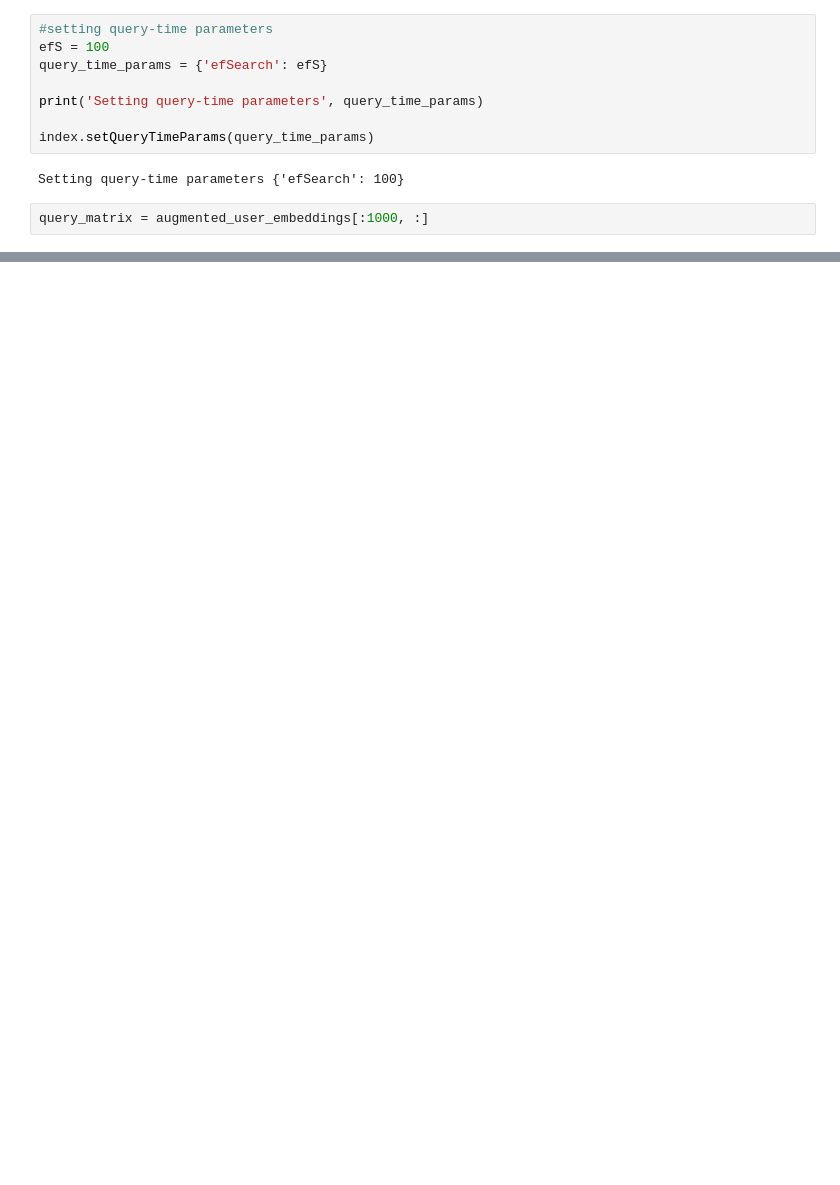
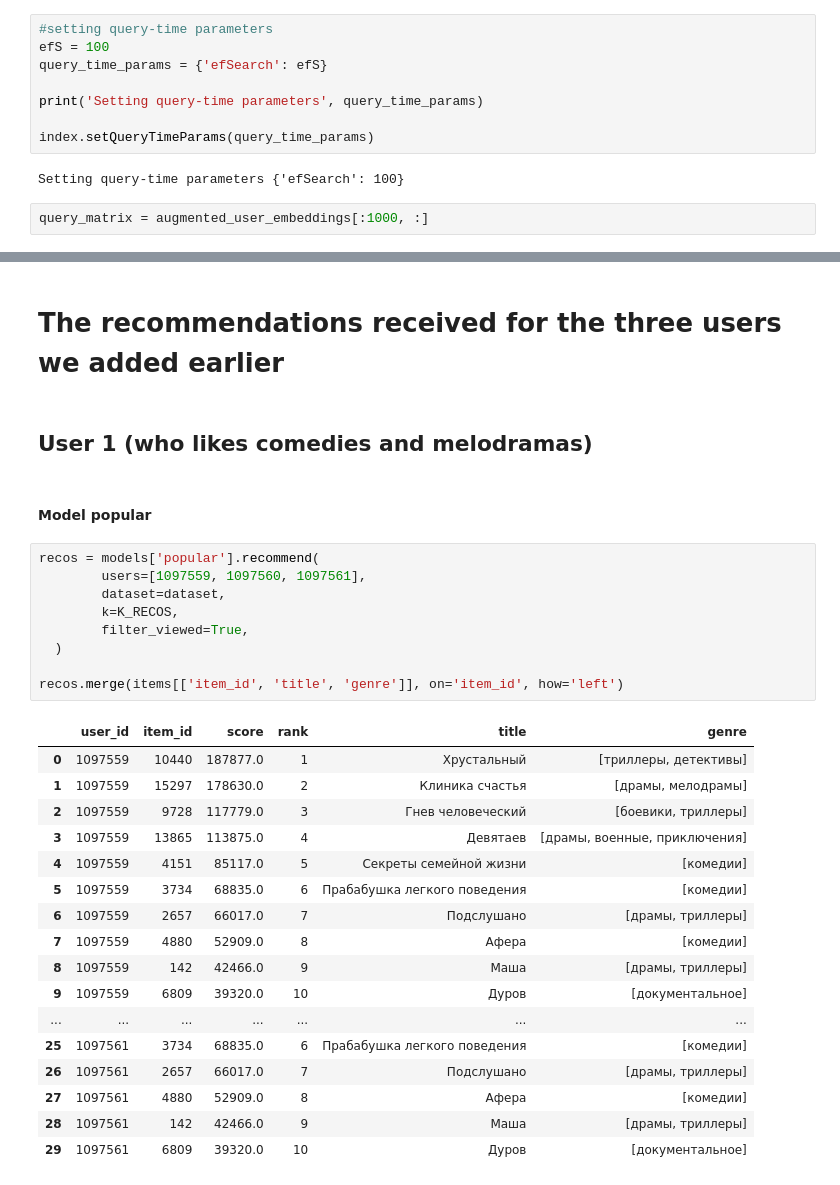
Before and after one commit to YUNGC0DE/RecoServiceTeam30, a Jupyter notebook: Notebooks/hw4/hw4.ipynb, the cells around one changed output, grey strips where cells are left out. Cells and saved outputs as stored; diff of their text form; blank space fills up the shorter version.

Commit message:
add 3 new users

```diff
--- a/Notebooks/hw4/hw4.ipynb
+++ b/Notebooks/hw4/hw4.ipynb
@@ -601 +728,34 @@ nbrs[0]
        dtype=float32))
+# %% [markdown]
+# The recommendations received for the three users we added earlier
+# %% [markdown]
+## User 1 (who likes comedies and melodramas)
+# %% [markdown]
+#### Model popular
+# %%
+recos = models['popular'].recommend(
+        users=[1097559, 1097560, 1097561],
+        dataset=dataset,
+        k=K_RECOS,
+        filter_viewed=True,
+  )
+
+recos.merge(items[['item_id', 'title', 'genre']], on='item_id', how='left')
+# %% [output]
+|  | user_id | item_id | score | rank | title | genre |
+| 0 | 1097559 | 10440 | 187877.0 | 1 | Хрустальный | [триллеры, детективы] |
+| 1 | 1097559 | 15297 | 178630.0 | 2 | Клиника счастья | [драмы, мелодрамы] |
+| 2 | 1097559 | 9728 | 117779.0 | 3 | Гнев человеческий | [боевики, триллеры] |
+| 3 | 1097559 | 13865 | 113875.0 | 4 | Девятаев | [драмы, военные, приключения] |
+| 4 | 1097559 | 4151 | 85117.0 | 5 | Секреты семейной жизни | [комедии] |
+| 5 | 1097559 | 3734 | 68835.0 | 6 | Прабабушка легкого поведения | [комедии] |
+| 6 | 1097559 | 2657 | 66017.0 | 7 | Подслушано | [драмы, триллеры] |
+| 7 | 1097559 | 4880 | 52909.0 | 8 | Афера | [комедии] |
+| 8 | 1097559 | 142 | 42466.0 | 9 | Маша | [драмы, триллеры] |
+| 9 | 1097559 | 6809 | 39320.0 | 10 | Дуров | [документальное] |
+| ... | ... | ... | ... | ... | ... | ... |
+| 25 | 1097561 | 3734 | 68835.0 | 6 | Прабабушка легкого поведения | [комедии] |
+| 26 | 1097561 | 2657 | 66017.0 | 7 | Подслушано | [драмы, триллеры] |
+| 27 | 1097561 | 4880 | 52909.0 | 8 | Афера | [комедии] |
+| 28 | 1097561 | 142 | 42466.0 | 9 | Маша | [драмы, триллеры] |
+| 29 | 1097561 | 6809 | 39320.0 | 10 | Дуров | [документальное] |
```
Also changed, not shown: parts of 48 cells of this notebook.
